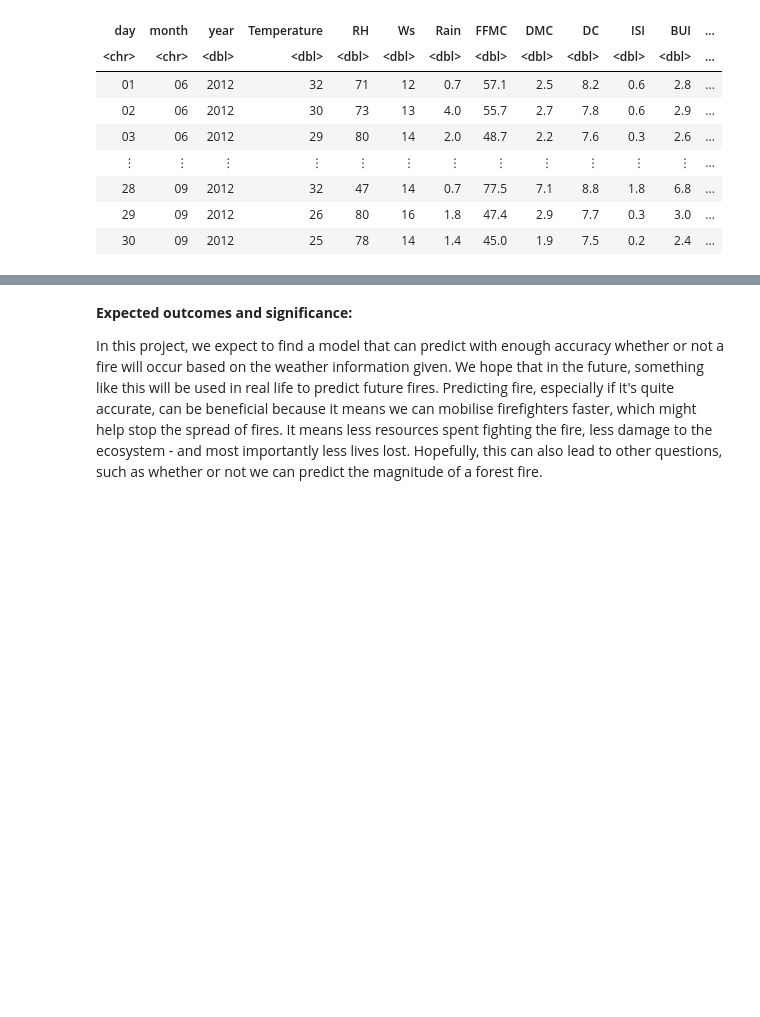
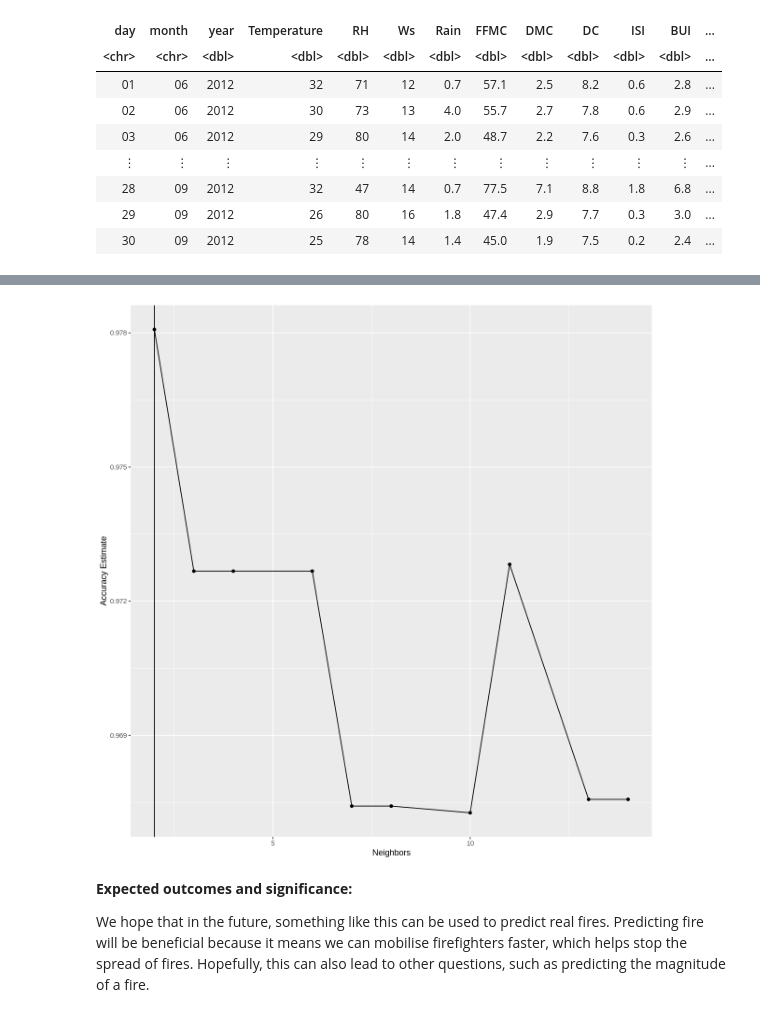
Before and after one commit to vangeliq/DSCII100_project_proposal, a Jupyter notebook: project_proposal.ipynb, the cells around one changed output, grey strips where cells are left out. Saved outputs shown, nothing was run; the diff lists cells and outputs as text; code cells hidden in the pictures; blank space fills up the shorter version.

```diff
--- a/project_proposal.ipynb
+++ b/project_proposal.ipynb
@@ -165,4 +174,31 @@ We can visualise our results using a scatter plot that shows the `ISI` and `BUI`
+# %%
+fire_vfold <- vfold_cv(fire_train, v = 5, strata = Classes)
+
+fire_recipe <- recipe(Classes ~ ISI + BUI, data = fire_train)
+
+knn_tune <- nearest_neighbor(weight_func = "rectangular", neighbors = tune()) %>%
+  set_engine("kknn") %>%
+  set_mode("classification")
+
+knn_results <- workflow() %>%
+  add_recipe(fire_recipe) %>%
+  add_model(knn_spec) %>%
+  tune_grid(resamples = fire_vfold, grid = 10) %>%
+  collect_metrics()
+
+accuracies <- knn_results %>%
+  filter(.metric == "accuracy")
+# %%
+options(repr.plot.width=10, repr.plot.height=10)
+accuracy_vs_k <- ggplot(accuracies, aes(x = neighbors, y = mean)) +
+  geom_point() +
+  geom_line() +
+  geom_vline(xintercept = 2)+
+  labs(x = "Neighbors", y = "Accuracy Estimate")
+accuracy_vs_k
+# %% [output]
+[figure, added]
 # %% [markdown]
 **Expected outcomes and significance:**
 
-In this project, we expect to find a model that can predict with enough accuracy whether or not a fire will occur based on the weather information given. We hope that in the future, something like this will be used in real life to predict future fires. Predicting fire, especially if it's quite accurate, can be beneficial because it means we can mobilise firefighters faster, which might help stop the spread of fires. It means less resources spent fighting the fire, less damage to the ecosystem - and most importantly less lives lost. Hopefully, this can also lead to other questions, such as whether or not we can predict the magnitude of a forest fire.
+ We hope that in the future, something like this can be used to predict real fires. Predicting fire will  be beneficial because it means we can mobilise firefighters faster, which helps stop the spread of fires. Hopefully, this can also lead to other questions, such as predicting the magnitude of a fire.
```
Also changed, not shown: parts of 19 cells of this notebook.
